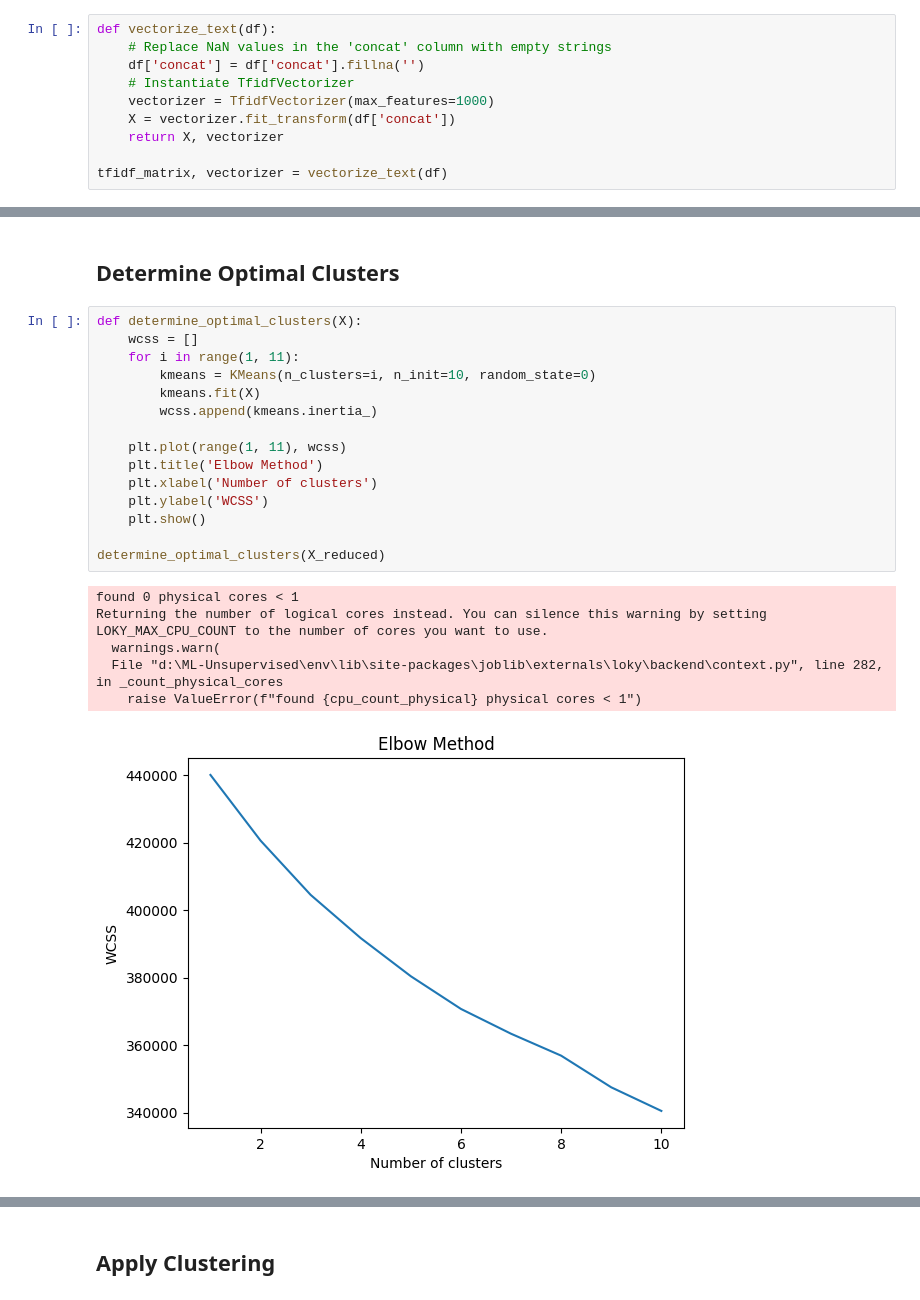
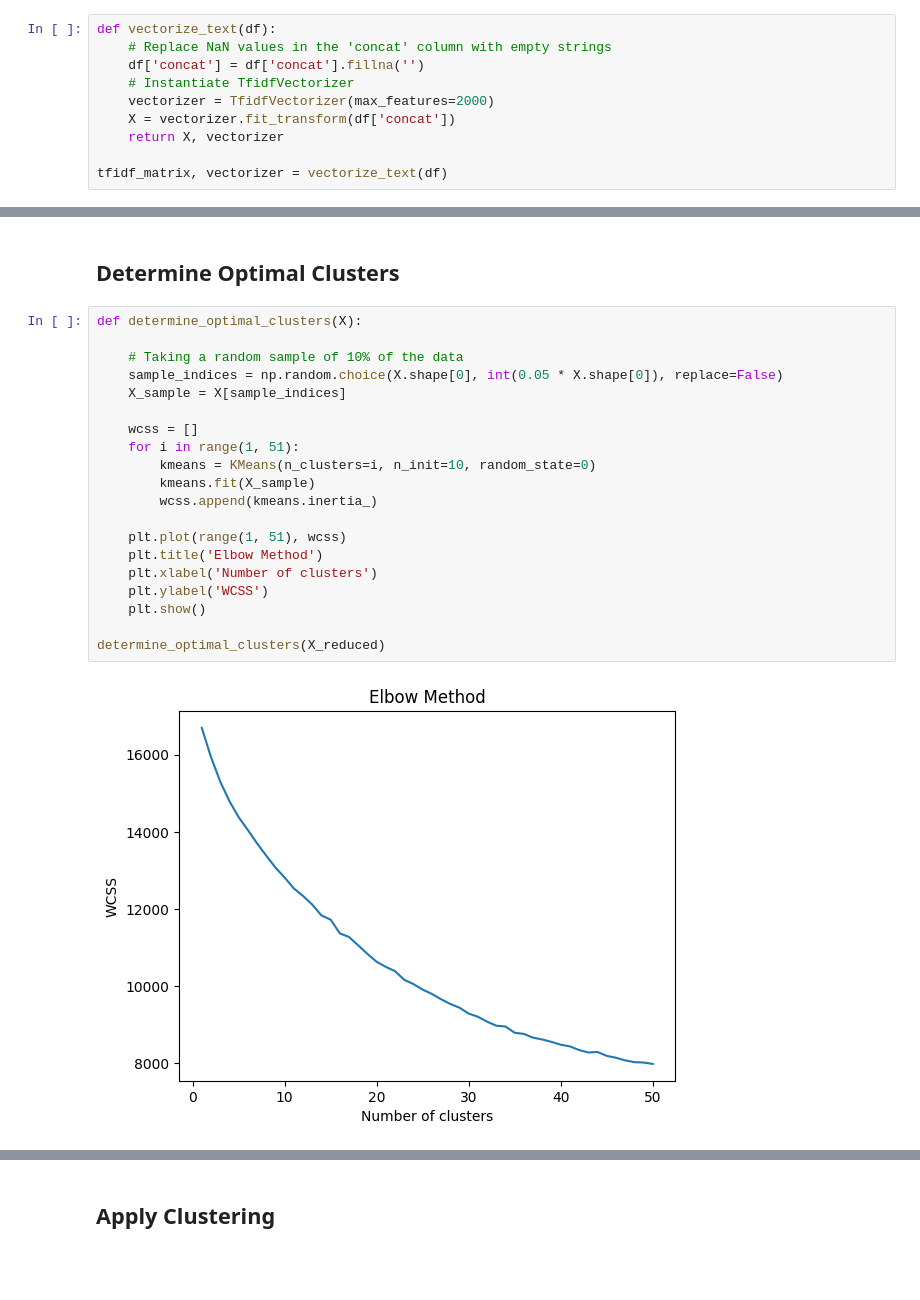
Before and after one commit to mohamadsolouki/Scientific-Trend-Analysis, a Jupyter notebook: notebooks/clustering.ipynb, the cells around one changed output, grey strips where cells are left out. Saved outputs shown, nothing was run; the diff lists cells and outputs as text; blank space fills up the shorter version.

Commit message:
Data clustering

```diff
--- a/notebooks/clustering.ipynb
+++ b/notebooks/clustering.ipynb
@@ -32,7 +33,7 @@ def vectorize_text(df):
     # Replace NaN values in the 'concat' column with empty strings
     df['concat'] = df['concat'].fillna('')
     # Instantiate TfidfVectorizer
-    vectorizer = TfidfVectorizer(max_features=1000)
+    vectorizer = TfidfVectorizer(max_features=2000)
     X = vectorizer.fit_transform(df['concat'])
     return X, vectorizer
 
@@ -50,24 +119,24 @@ X_reduced = reduce_dimensionality(tfidf_matrix)
 ## Determine Optimal Clusters
 # %%
 def determine_optimal_clusters(X):
+
+    # Taking a random sample of 10% of the data
+    sample_indices = np.random.choice(X.shape[0], int(0.05 * X.shape[0]), replace=False)
+    X_sample = X[sample_indices]
+
     wcss = []
-    for i in range(1, 11):
+    for i in range(1, 51):
         kmeans = KMeans(n_clusters=i, n_init=10, random_state=0)
-        kmeans.fit(X)
+        kmeans.fit(X_sample)
         wcss.append(kmeans.inertia_)
 
-    plt.plot(range(1, 11), wcss)
+    plt.plot(range(1, 51), wcss)
     plt.title('Elbow Method')
     plt.xlabel('Number of clusters')
     plt.ylabel('WCSS')
     plt.show()
 
 determine_optimal_clusters(X_reduced)
 # %% [output]
-found 0 physical cores < 1
-Returning the number of logical cores instead. You can silence this warning by setting LOKY_MAX_CPU_COUNT to the number of cores you want to use.
-  warnings.warn(
-  File "d:\ML-Unsupervised\env\lib\site-packages\joblib\externals\loky\backend\context.py", line 282, in _count_physical_cores
-    raise ValueError(f"found {cpu_count_physical} physical cores < 1")
-[figure, old version]
+[figure, new version]
 # %%
```
Also changed, not shown: parts of 8 cells of this notebook.
